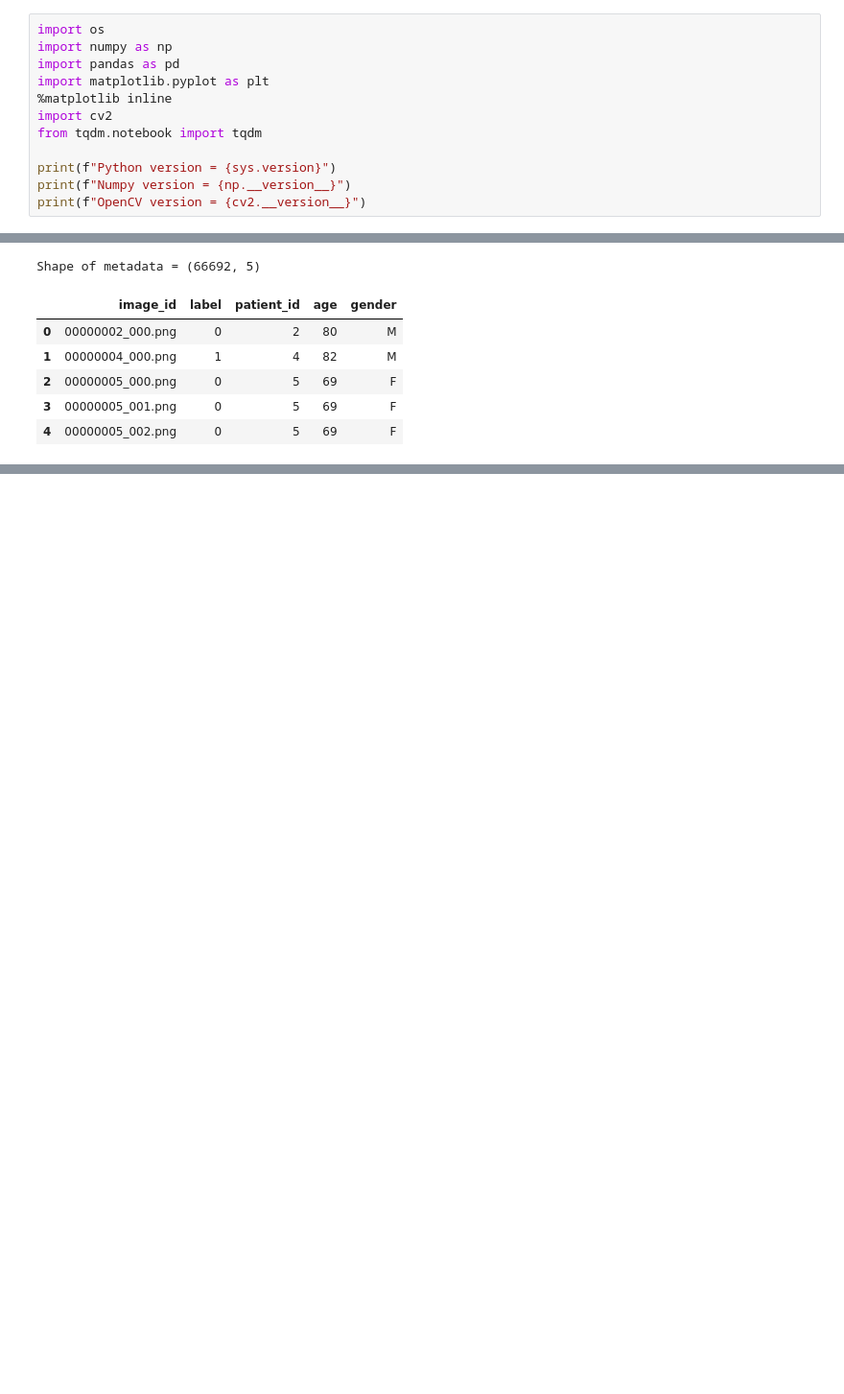
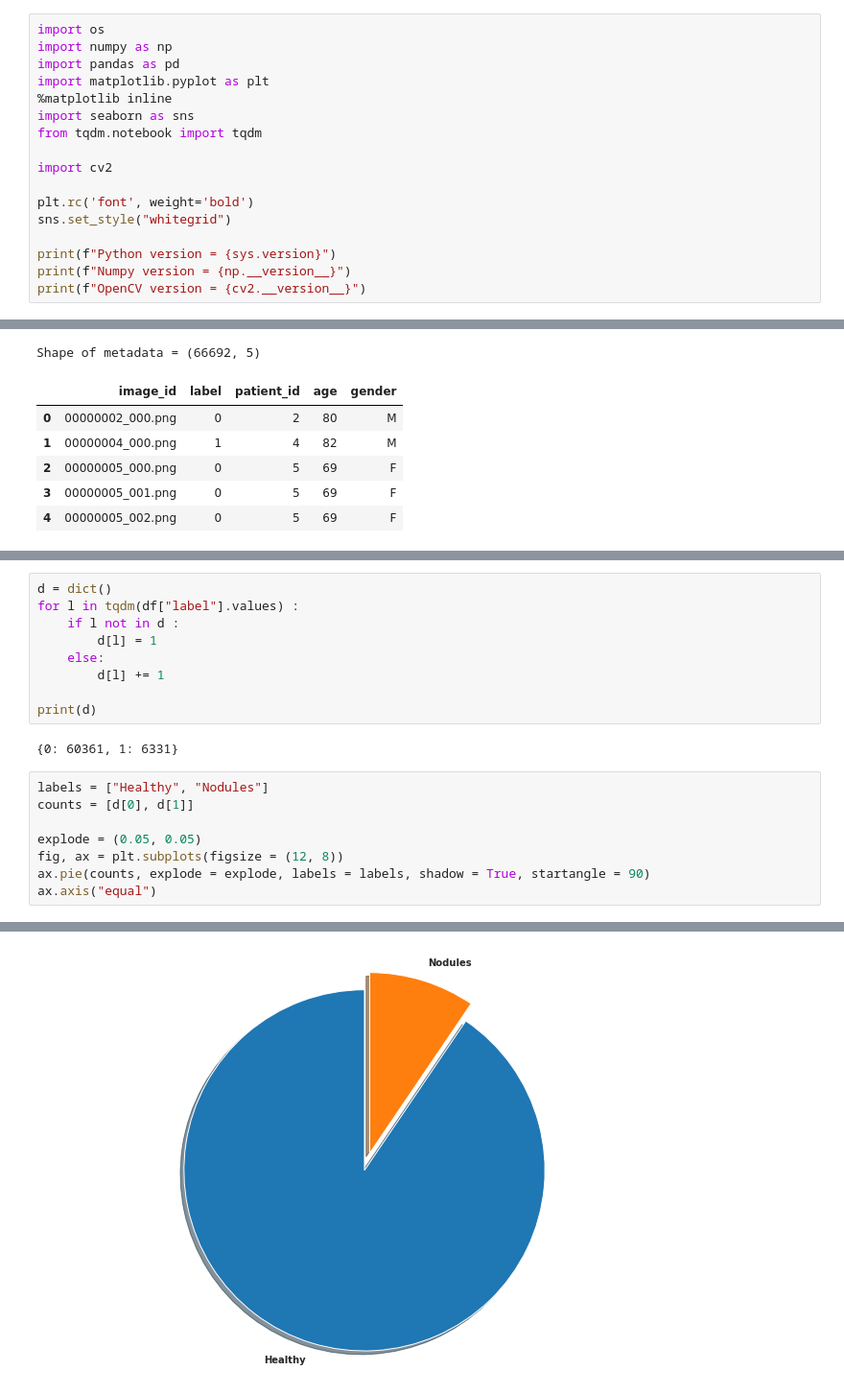
Before and after one commit to fireheart12/Chexnet_NIH, a Jupyter notebook: Exploratory Data Analysis/NIH-EDA.ipynb, the cells around one changed output, grey strips where cells are left out. Shown at 96% size. Cells and saved outputs as stored; diff of their text form; blank space fills up the shorter version.

```diff
--- a/Exploratory Data Analysis/NIH-EDA.ipynb
+++ b/Exploratory Data Analysis/NIH-EDA.ipynb
@@ -10,8 +10,13 @@ import numpy as np
 import pandas as pd
 import matplotlib.pyplot as plt
 %matplotlib inline
+import seaborn as sns
+from tqdm.notebook import tqdm
+
 import cv2
-from tqdm.notebook import tqdm
+
+plt.rc('font', weight='bold')
+sns.set_style("whitegrid")
 
 print(f"Python version = {sys.version}")
 print(f"Numpy version = {np.__version__}")
@@ -229,0 +235,20 @@ Shape of metadata = (66692, 5)
+# %%
+d = dict()
+for l in tqdm(df["label"].values) :
+    if l not in d :
+        d[l] = 1
+    else:
+        d[l] += 1
+
+print(d)
+# %% [output]
+{0: 60361, 1: 6331}
+# %%
+labels = ["Healthy", "Nodules"]
+counts = [d[0], d[1]]
+
+explode = (0.05, 0.05)
+fig, ax = plt.subplots(figsize = (12, 8))
+ax.pie(counts, explode = explode, labels = labels, shadow = True, startangle = 90)
+ax.axis("equal")
+# %% [output]
@@ -229,0 +259 @@ Shape of metadata = (66692, 5)
+[figure, added]
```
Also changed, not shown: parts of 14 cells of this notebook.
